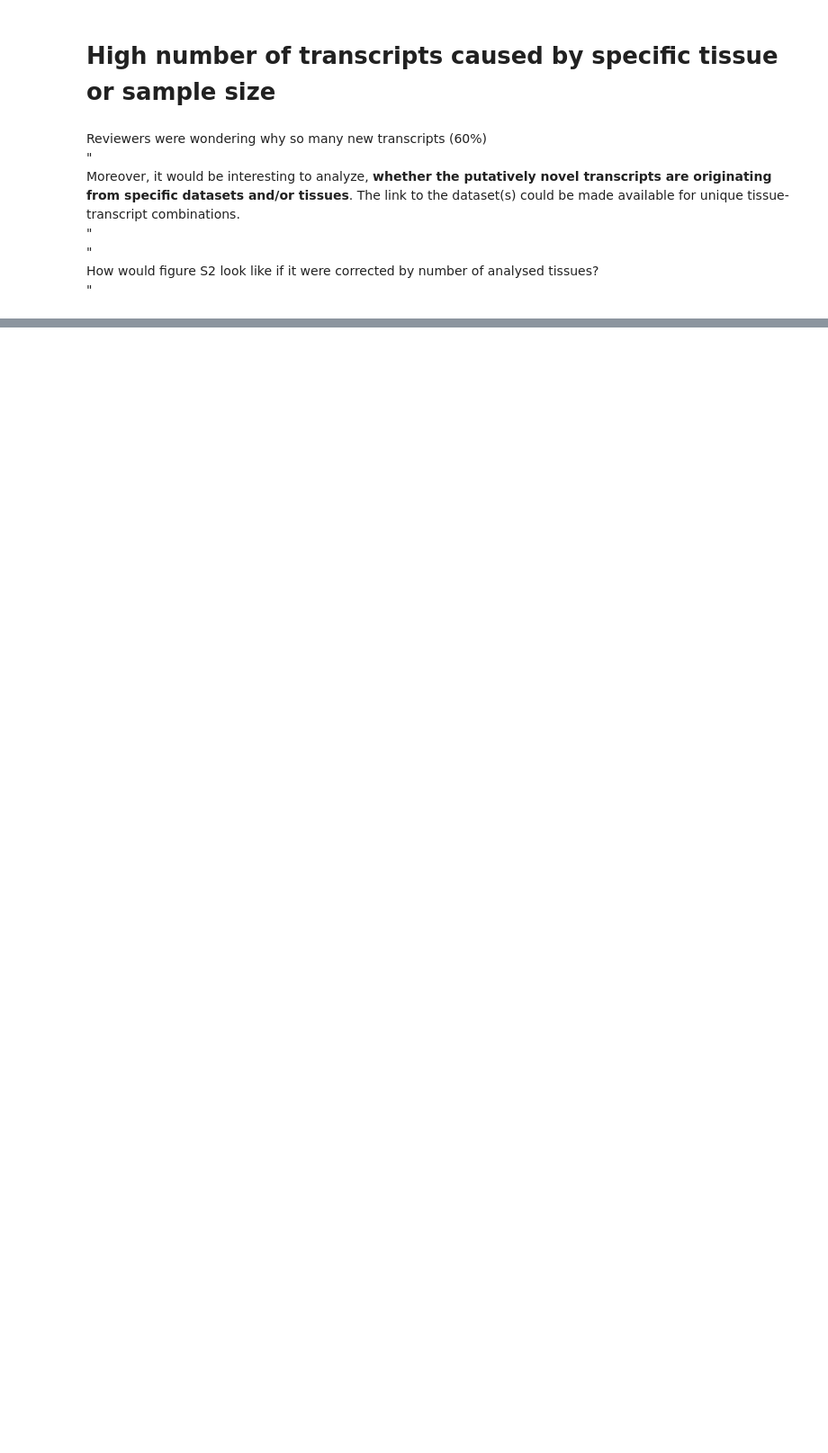
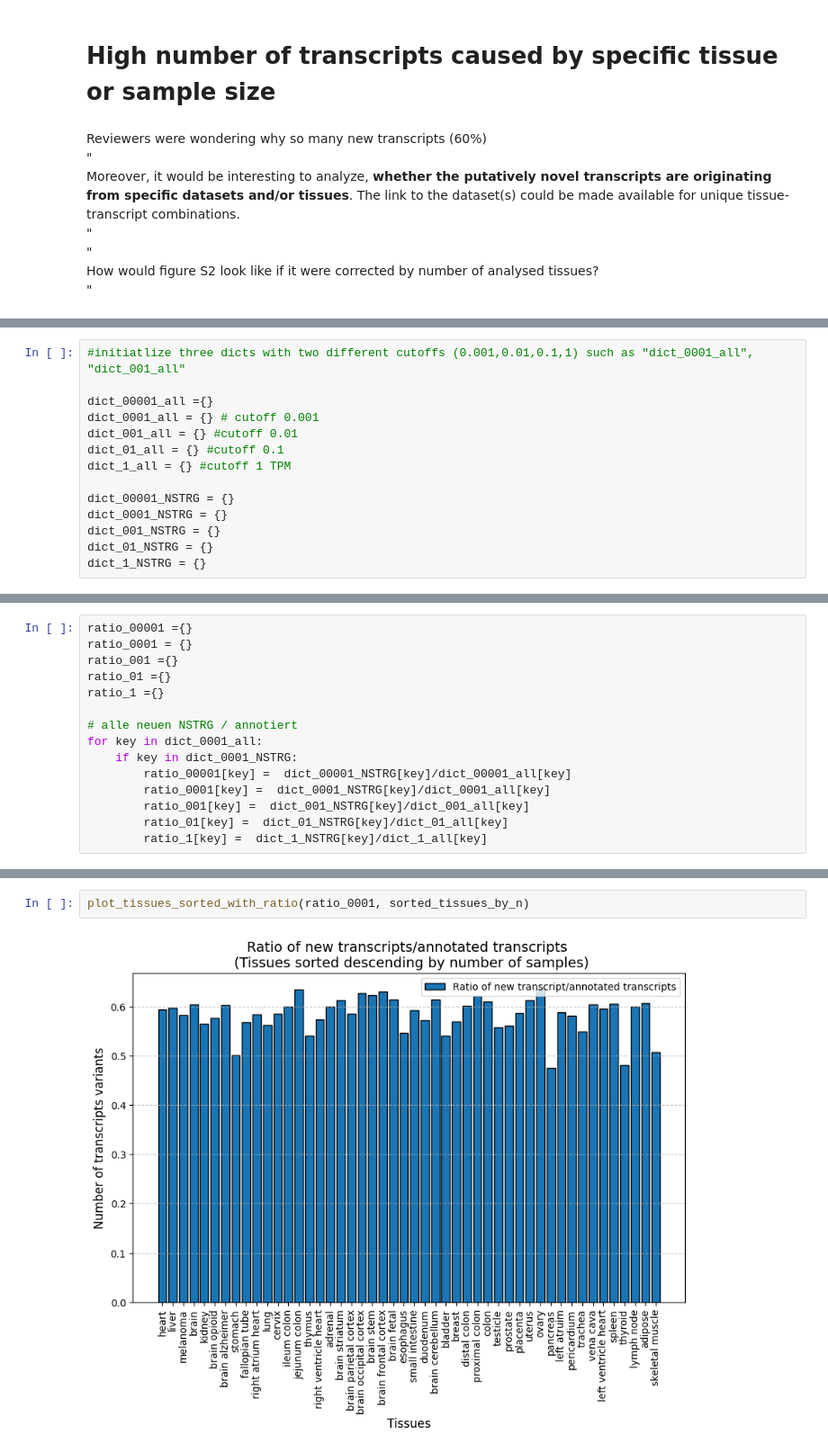
Before and after one commit to chrissikath/Splice-O-Mat, a Jupyter notebook: analysis/high_number_newly_transcripts/high_number_of_newly_transcripts.ipynb, the cells around one changed output, grey strips where cells are left out. Shown at 90% size. Drawn from its saved outputs; the diff is of its cells as text; blank space fills up the shorter version.

```diff
--- a/analysis/high_number_newly_transcripts/high_number_of_newly_transcripts.ipynb
+++ b/analysis/high_number_newly_transcripts/high_number_of_newly_transcripts.ipynb
@@ -82 +44,15 @@ how many of aGPCRs have expression under 0.1TPM
+# %%
+#initiatlize three dicts with two different cutoffs (0.001,0.01,0.1,1) such as "dict_0001_all", "dict_001_all"
+
+dict_00001_all ={}
+dict_0001_all = {} # cutoff 0.001
+dict_001_all = {} #cutoff 0.01
+dict_01_all = {} #cutoff 0.1
+dict_1_all = {} #cutoff 1 TPM
+
+dict_00001_NSTRG = {}
+dict_0001_NSTRG = {}
+dict_001_NSTRG = {}
+dict_01_NSTRG = {}
+dict_1_NSTRG = {}
 # %%
@@ -218,0 +168,15 @@ dict_percentage
+# %%
+ratio_00001 ={}
+ratio_0001 = {}
+ratio_001 ={}
+ratio_01 ={}
+ratio_1 ={}
+
+# alle neuen NSTRG / annotiert
+for key in dict_0001_all:
+    if key in dict_0001_NSTRG:
+        ratio_00001[key] =  dict_00001_NSTRG[key]/dict_00001_all[key]
+        ratio_0001[key] =  dict_0001_NSTRG[key]/dict_0001_all[key]
+        ratio_001[key] =  dict_001_NSTRG[key]/dict_001_all[key]
+        ratio_01[key] =  dict_01_NSTRG[key]/dict_01_all[key]
+        ratio_1[key] =  dict_1_NSTRG[key]/dict_1_all[key]
@@ -219 +304,5 @@ dict_percentage
+# %%
+plot_tissues_sorted_with_ratio(ratio_0001, sorted_tissues_by_n)
+# %% [output]
+[figure, added]
 # %%
```
Also changed, not shown: parts of 23 cells of this notebook, 7 other files.
